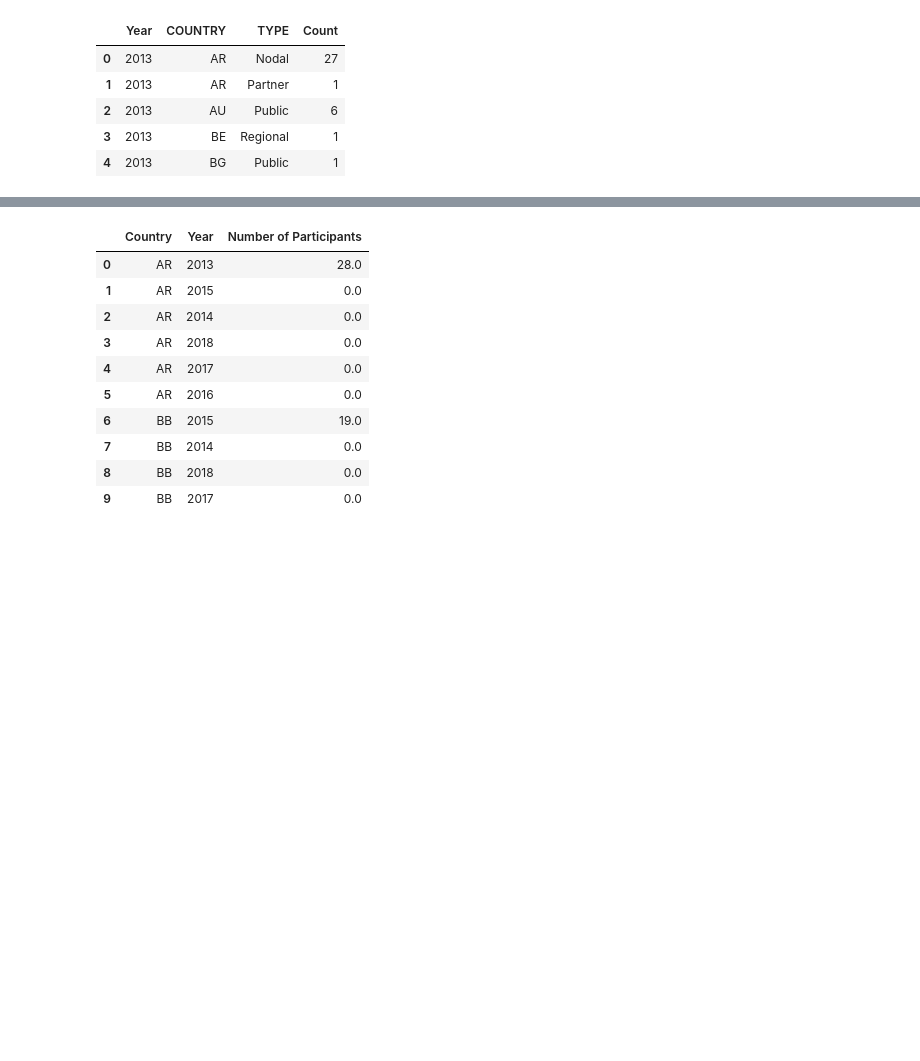
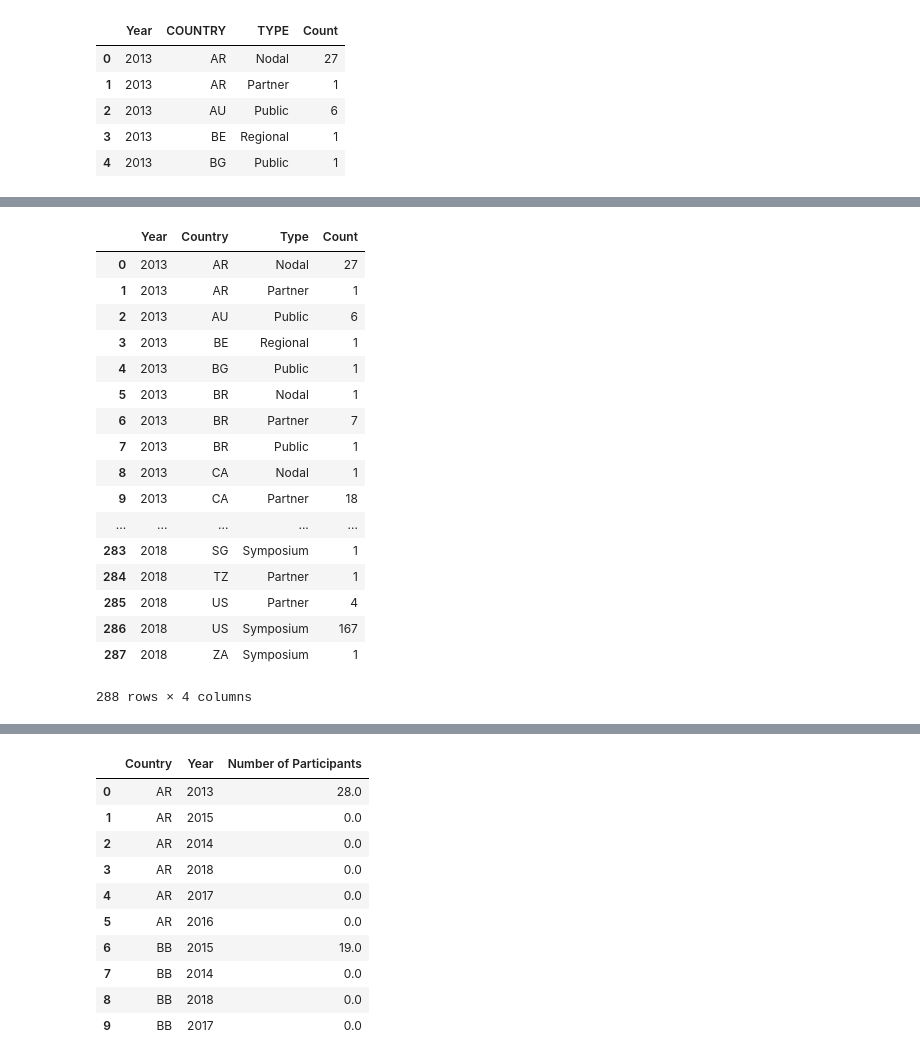
Before and after one commit to charlottegiseleweil/natcap-training-viz, a Jupyter notebook: Preprocessing/Preprocessing_shikhar.ipynb, the cells around one changed output, grey strips where cells are left out. Drawn from its saved outputs; the diff is of its cells as text; code cells hidden in the pictures; blank space fills up the shorter version.

```diff
--- a/Preprocessing/Preprocessing_shikhar.ipynb
+++ b/Preprocessing/Preprocessing_shikhar.ipynb
@@ -216,0 +244,21 @@ type_grouped_by_year_and_country.head()
+# %%
+type_grouped_by_year_and_country
+# %% [output]
+|  | Year | Country | Type | Count |
+| 0 | 2013 | AR | Nodal | 27 |
+| 1 | 2013 | AR | Partner | 1 |
+| 2 | 2013 | AU | Public | 6 |
+| 3 | 2013 | BE | Regional | 1 |
+| 4 | 2013 | BG | Public | 1 |
+| 5 | 2013 | BR | Nodal | 1 |
+| 6 | 2013 | BR | Partner | 7 |
+| 7 | 2013 | BR | Public | 1 |
+| 8 | 2013 | CA | Nodal | 1 |
+| 9 | 2013 | CA | Partner | 18 |
+| ... | ... | ... | ... | ... |
+| 283 | 2018 | SG | Symposium | 1 |
+| 284 | 2018 | TZ | Partner | 1 |
+| 285 | 2018 | US | Partner | 4 |
+| 286 | 2018 | US | Symposium | 167 |
+| 287 | 2018 | ZA | Symposium | 1 |
+288 rows × 4 columns
```
Also changed, not shown: parts of 26 cells of this notebook, 5 other files.
